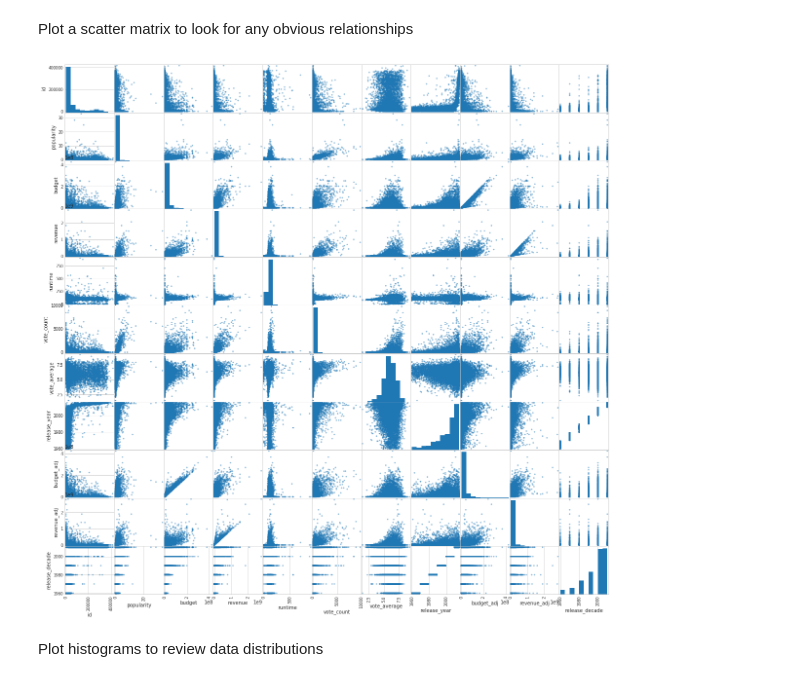
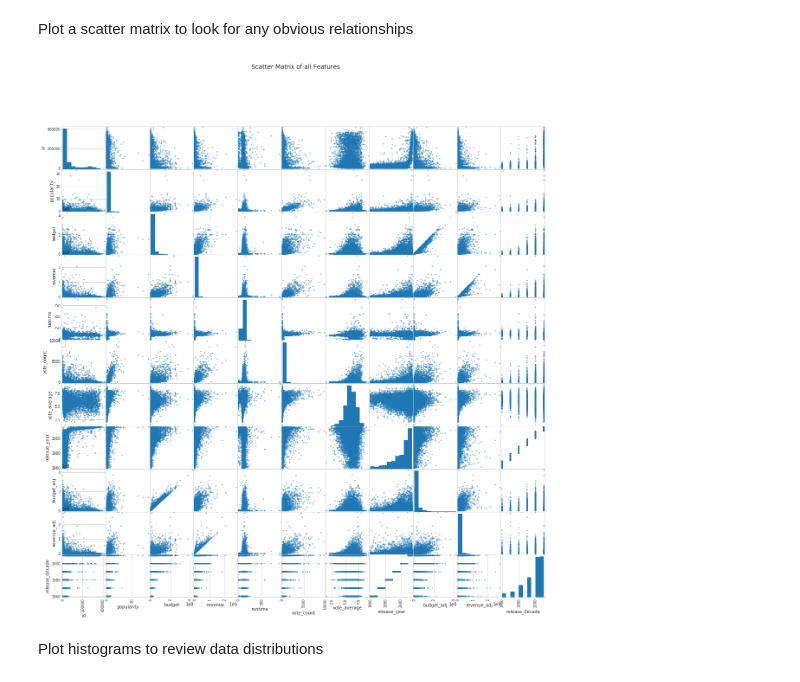
Before and after one commit to jaydee77ca/DA-T1P3-InvestigateDataset, a Jupyter notebook: t1-p3-invest_dataset.ipynb, the cells around one changed output. Saved outputs shown, nothing was run; the diff lists cells and outputs as text; code cells hidden in the pictures.

```diff
--- a/t1-p3-invest_dataset.ipynb
+++ b/t1-p3-invest_dataset.ipynb
@@ -293,8 +294,9 @@ df.head()
 # %% [markdown]
 Plot a scatter matrix to look for any obvious relationships
 # %%
-pd.plotting.scatter_matrix(df, figsize=(20,20));
+plt = pd.plotting.scatter_matrix(df, figsize=(20,20));
+pl.suptitle("Scatter Matrix of all Features", fontsize=14);
 # %% [output]
-[figure, old version]
+[figure, new version]
 # %% [markdown]
 Plot histograms to review data distributions
```
Also changed, not shown: parts of 52 cells of this notebook, 1 other file.
